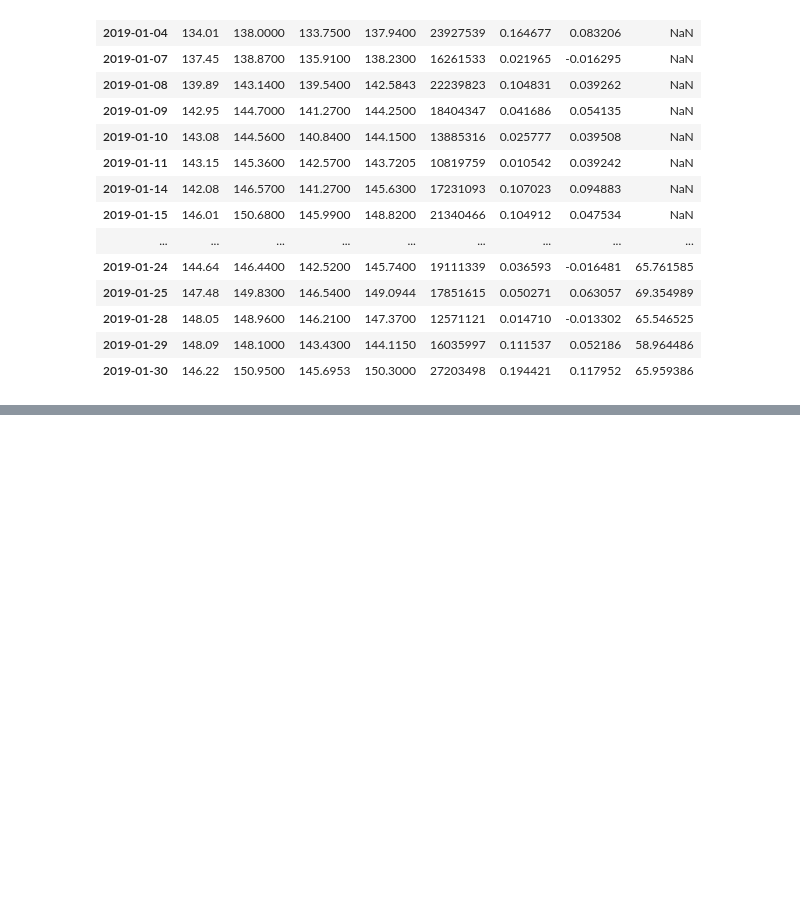
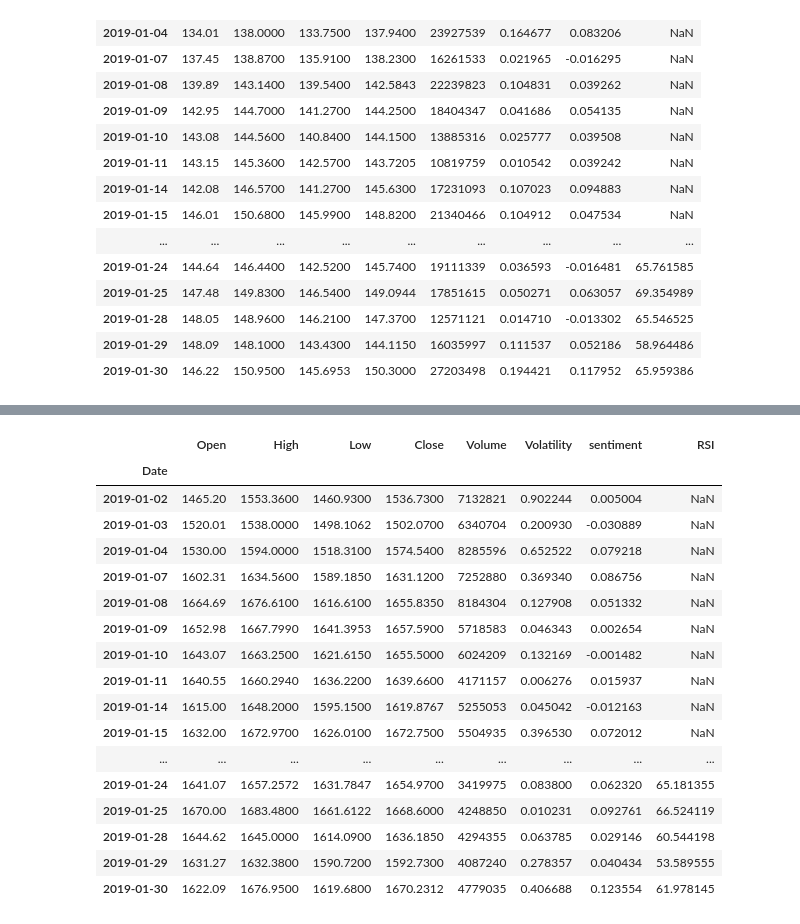
Before and after one commit to amejiali/Project2, a Jupyter notebook: Code/AM_RSI.ipynb, the cells around one changed output, grey strips where cells are left out. Cells and saved outputs as stored; diff of their text form; code cells hidden in the pictures; blank space fills up the shorter version.

```diff
--- a/Code/AM_RSI.ipynb
+++ b/Code/AM_RSI.ipynb
@@ -88,0 +90,22 @@ fb_df.tail(20)
+# %%
+amzn_df["RSI"] = talib.RSI(amzn_df.Close.values, timeperiod = 14)
+amzn_df.head(20)
+# %% [output]
+|  | Open | High | Low | Close | Volume | Volatility | sentiment | RSI |
+| Date |  |  |  |  |  |  |  |  |
+| 2019-01-02 | 1465.20 | 1553.3600 | 1460.9300 | 1536.7300 | 7132821 | 0.902244 | 0.005004 | NaN |
+| 2019-01-03 | 1520.01 | 1538.0000 | 1498.1062 | 1502.0700 | 6340704 | 0.200930 | -0.030889 | NaN |
+| 2019-01-04 | 1530.00 | 1594.0000 | 1518.3100 | 1574.5400 | 8285596 | 0.652522 | 0.079218 | NaN |
+| 2019-01-07 | 1602.31 | 1634.5600 | 1589.1850 | 1631.1200 | 7252880 | 0.369340 | 0.086756 | NaN |
+| 2019-01-08 | 1664.69 | 1676.6100 | 1616.6100 | 1655.8350 | 8184304 | 0.127908 | 0.051332 | NaN |
+| 2019-01-09 | 1652.98 | 1667.7990 | 1641.3953 | 1657.5900 | 5718583 | 0.046343 | 0.002654 | NaN |
+| 2019-01-10 | 1643.07 | 1663.2500 | 1621.6150 | 1655.5000 | 6024209 | 0.132169 | -0.001482 | NaN |
+| 2019-01-11 | 1640.55 | 1660.2940 | 1636.2200 | 1639.6600 | 4171157 | 0.006276 | 0.015937 | NaN |
+| 2019-01-14 | 1615.00 | 1648.2000 | 1595.1500 | 1619.8767 | 5255053 | 0.045042 | -0.012163 | NaN |
+| 2019-01-15 | 1632.00 | 1672.9700 | 1626.0100 | 1672.7500 | 5504935 | 0.396530 | 0.072012 | NaN |
+| ... | ... | ... | ... | ... | ... | ... | ... | ... |
+| 2019-01-24 | 1641.07 | 1657.2572 | 1631.7847 | 1654.9700 | 3419975 | 0.083800 | 0.062320 | 65.181355 |
+| 2019-01-25 | 1670.00 | 1683.4800 | 1661.6122 | 1668.6000 | 4248850 | 0.010231 | 0.092761 | 66.524119 |
+| 2019-01-28 | 1644.62 | 1645.0000 | 1614.0900 | 1636.1850 | 4294355 | 0.063785 | 0.029146 | 60.544198 |
+| 2019-01-29 | 1631.27 | 1632.3800 | 1590.7200 | 1592.7300 | 4087240 | 0.278357 | 0.040434 | 53.589555 |
+| 2019-01-30 | 1622.09 | 1676.9500 | 1619.6800 | 1670.2312 | 4779035 | 0.406688 | 0.123554 | 61.978145 |
```
Also changed, not shown: parts of 6 cells of this notebook, 5 other files.
